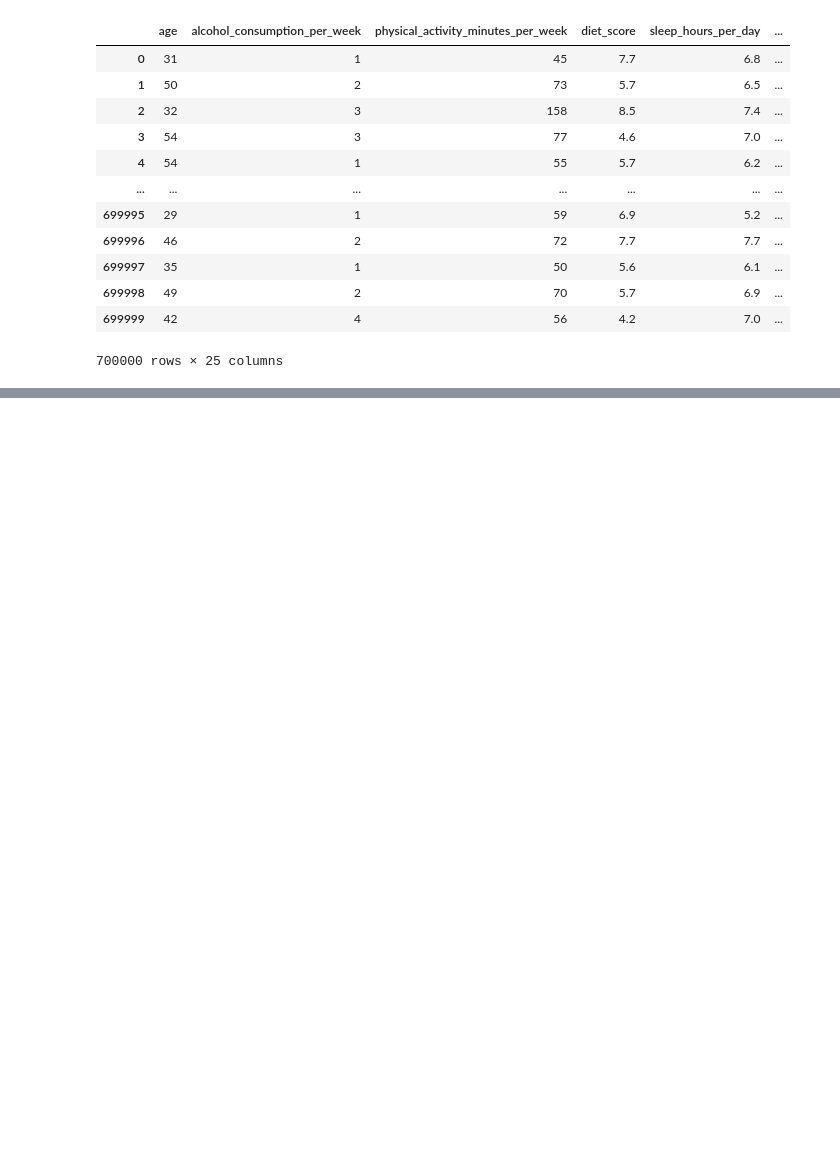
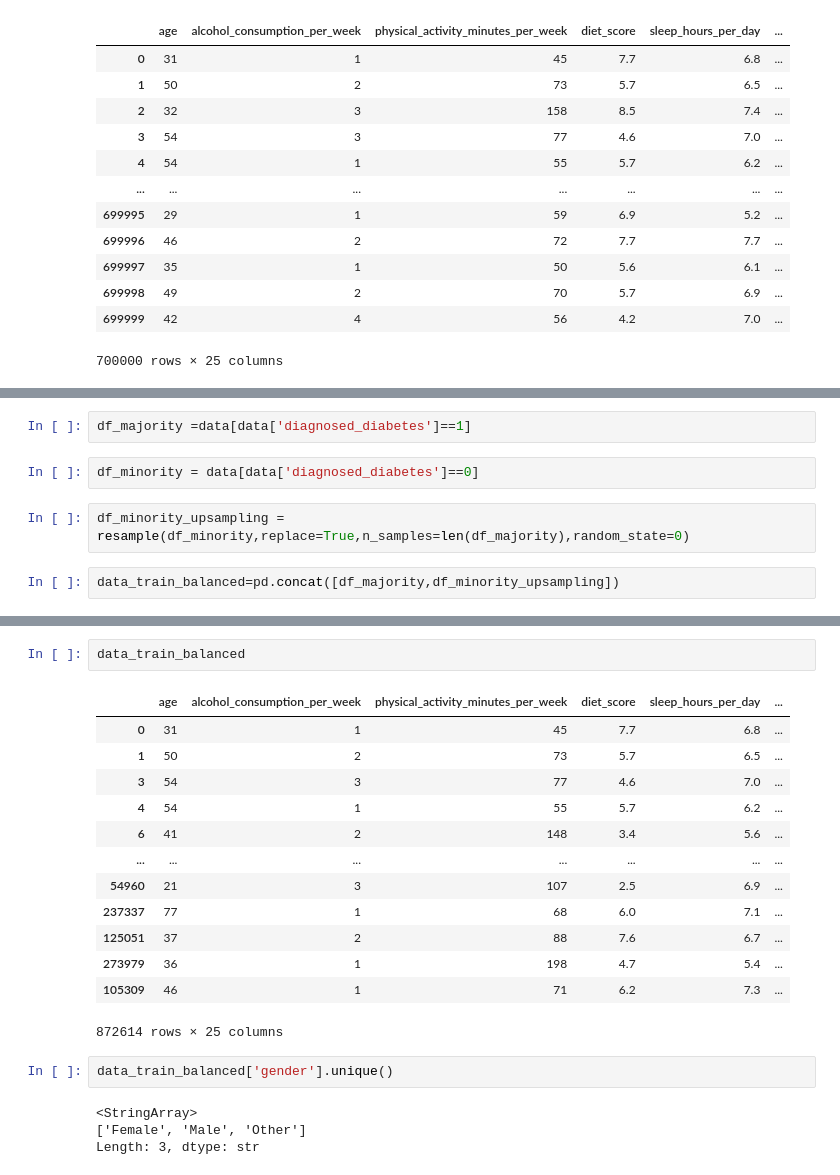
Before and after one commit to Namith31/Diabetes-Prediction, a Jupyter notebook: main.ipynb, the cells around one changed output, grey strips where cells are left out. Cells and saved outputs as stored; diff of their text form; blank space fills up the shorter version.

```diff
--- a/main.ipynb
+++ b/main.ipynb
@@ -159,0 +170,8 @@ data
+# %%
+df_majority =data[data['diagnosed_diabetes']==1]
+# %%
+df_minority = data[data['diagnosed_diabetes']==0]
+# %%
+df_minority_upsampling = resample(df_minority,replace=True,n_samples=len(df_majority),random_state=0)
+# %%
+data_train_balanced=pd.concat([df_majority,df_minority_upsampling])
@@ -159,0 +185,22 @@ data
+# %%
+data_train_balanced
+# %% [output]
+|  | age | alcohol_consumption_per_week | physical_activity_minutes_per_week | diet_score | sleep_hours_per_day | ... |
+| 0 | 31 | 1 | 45 | 7.7 | 6.8 | ... |
+| 1 | 50 | 2 | 73 | 5.7 | 6.5 | ... |
+| 3 | 54 | 3 | 77 | 4.6 | 7.0 | ... |
+| 4 | 54 | 1 | 55 | 5.7 | 6.2 | ... |
+| 6 | 41 | 2 | 148 | 3.4 | 5.6 | ... |
+| ... | ... | ... | ... | ... | ... | ... |
+| 54960 | 21 | 3 | 107 | 2.5 | 6.9 | ... |
+| 237337 | 77 | 1 | 68 | 6.0 | 7.1 | ... |
+| 125051 | 37 | 2 | 88 | 7.6 | 6.7 | ... |
+| 273979 | 36 | 1 | 198 | 4.7 | 5.4 | ... |
+| 105309 | 46 | 1 | 71 | 6.2 | 7.3 | ... |
+872614 rows × 25 columns
+# %%
+data_train_balanced['gender'].unique()
+# %% [output]
+<StringArray>
+['Female', 'Male', 'Other']
+Length: 3, dtype: str
```
Also changed, not shown: parts of 15 cells of this notebook.
